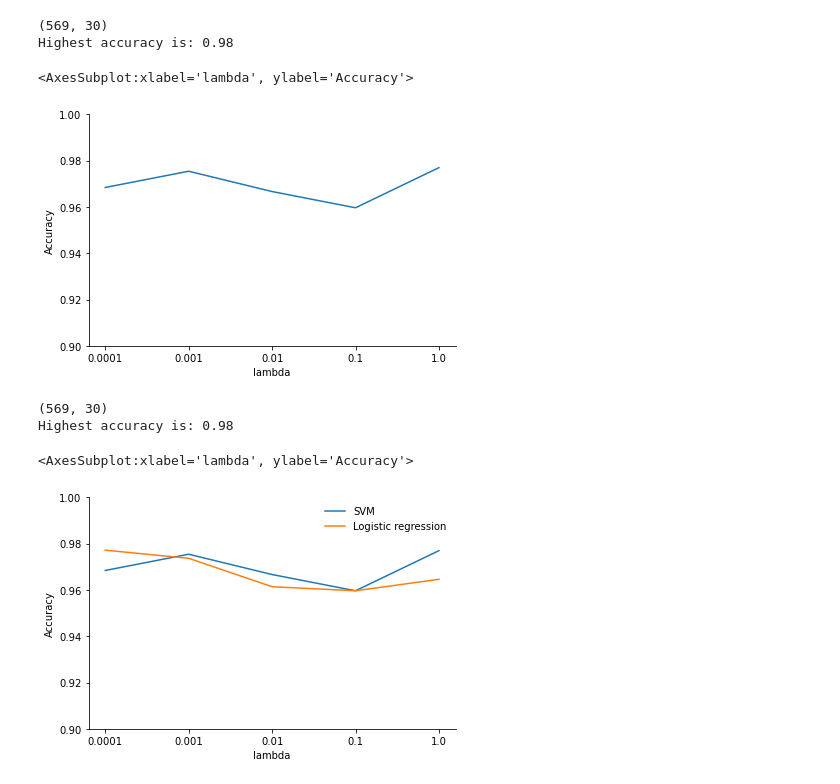
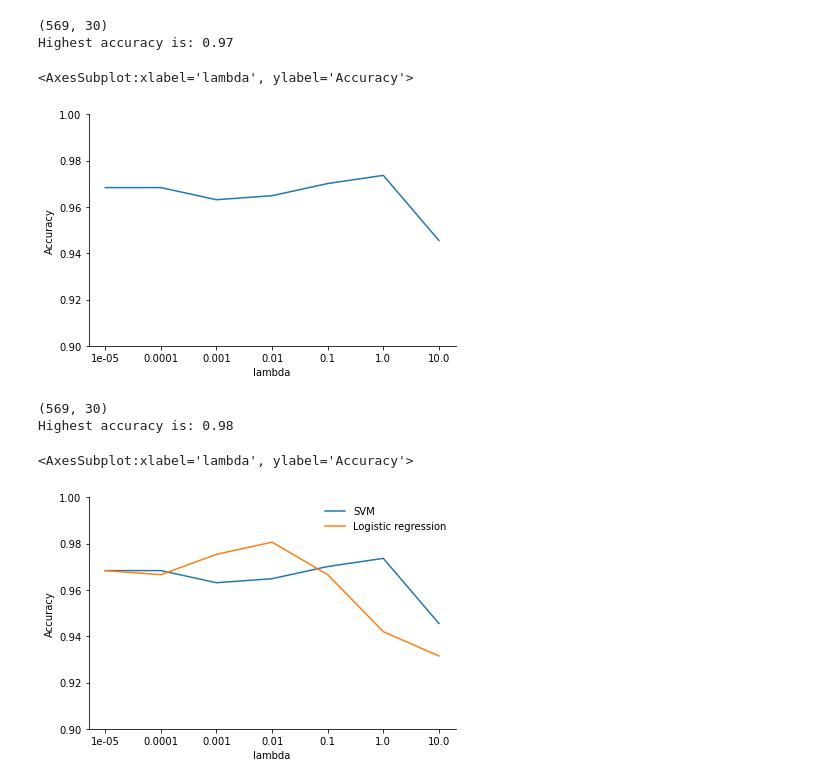
Before and after one commit to frederikrogge/compsci-project, a Jupyter notebook: Notebooks/task_h.ipynb, the cells around one changed output. Cells and saved outputs as stored; diff of their text form; code cells hidden in the pictures.

```diff
--- a/Notebooks/task_h.ipynb
+++ b/Notebooks/task_h.ipynb
@@ -12,7 +12,7 @@ from models import *
 from optimizers import *
 # %%
 # Definitions
-c_values = [1e0, 1e1, 1e2, 1e3, 1e4]
+c_values = [1e-1, 1e0, 1e1, 1e2, 1e3, 1e4, 1e5]
 ksplits = 5
 
 np.random.seed(15)
@@ -59,7 +59,7 @@ for c in c_values:
     accs.append(folds_acc)
 
 # Mean over folds
-accs = np.mean(accs, axis=0)
+accs = np.mean(accs, axis=1)
 
 print('Highest accuracy is: {}'.format(np.round(np.max(accs), 2)))
 
@@ -72,9 +72,9 @@ plot_metric(y=accs, x=np.arange(len(lambda_values)), nx_ticks=lambda_values, sav
            name='h_test_accuracy', y_limit=[0.9, 1])
 # %% [output]
 (569, 30)
-Highest accuracy is: 0.98
+Highest accuracy is: 0.97
 <AxesSubplot:xlabel='lambda', ylabel='Accuracy'>
-[figure, old version]
+[figure, new version]
 # %%
 # Take lambda values from before
 lbds = lambda_values
@@ -117,32 +117,32 @@ for lbd in lbds:
 
         optimizer = SGD(lr=lr)
 
         logreg.train(X_train_scaled, y_train, optimizer, batch_size=1, epochs=1000)
 
         # find accuracy on test set with beta_opt
         y_pred_prob = np.zeros((len(y_test),2))
         y_pred_prob[:,1] = logreg.predict(X_test_scaled)
         y_pred_prob[:,0] = 1-logreg.predict(X_test_scaled)
 
         # Determine accuracy
         acc = np.mean(np.argmax(y_pred_prob, axis=1)== y_test)
         folds_acc.append(acc)
 
     accs_lr.append(folds_acc)
 
 # Mean over folds
-accs_lr = np.mean(accs_lr, axis=0)
+accs_lr = np.mean(accs_lr, axis=1)
 
 print('Highest accuracy is: {}'.format(np.round(np.max(accs_lr), 2)))
 
 y = [accs, accs_lr]
 legend = ['SVM', 'Logistic regression']
 
 # Plot to save
 plot_metric(y=y, x=np.arange(len(lambda_values)), nx_ticks=lambda_values, save=True, x_label='lambda', y_label='Accuracy',
            name='h_comparison', legend=legend, y_limit=[0.9, 1])
 # %% [output]
 (569, 30)
 Highest accuracy is: 0.98
 <AxesSubplot:xlabel='lambda', ylabel='Accuracy'>
-[figure, old version]
+[figure, new version]
```
Also changed, not shown: 44 other files.
